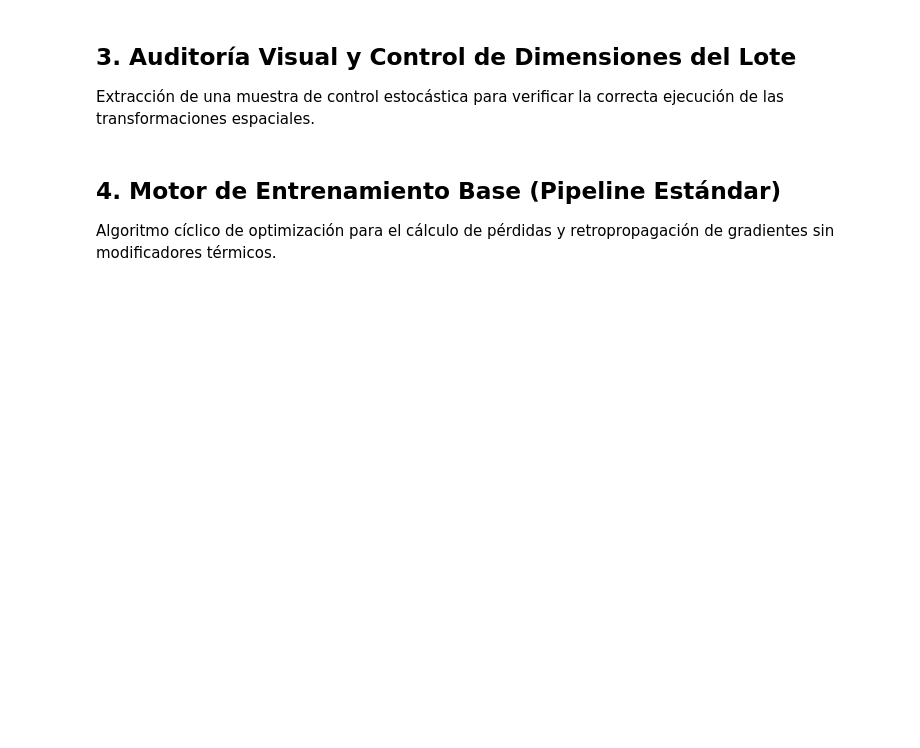
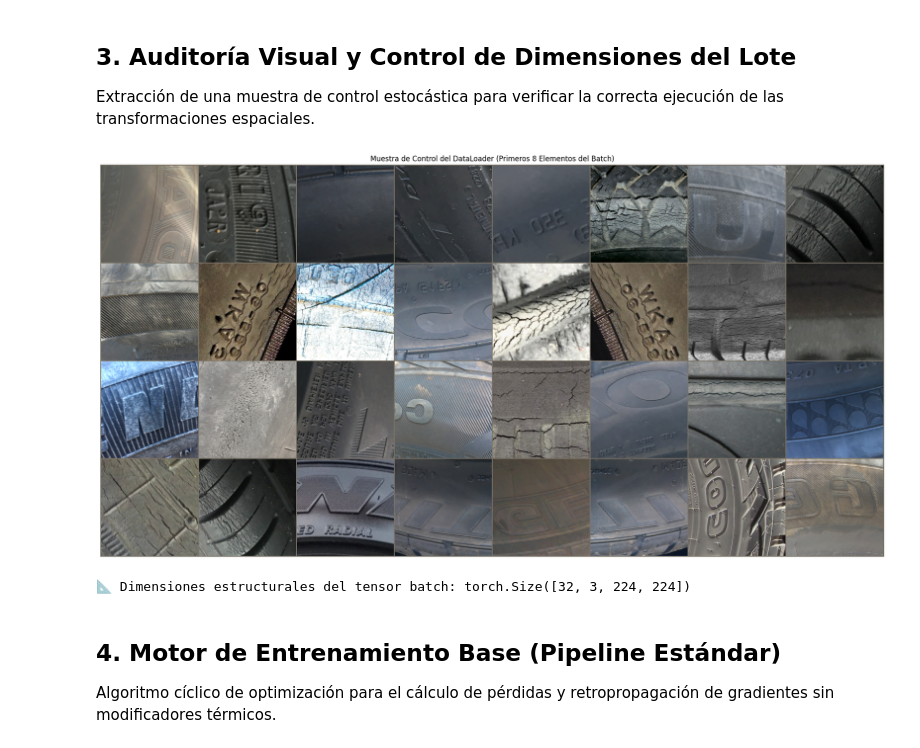
Before and after one commit to ariasbordahugo/tire-texture-analysis, a Jupyter notebook: notebooks/Examen_Parcial_Unificado.ipynb, the cells around one changed output. Saved outputs shown, nothing was run; the diff lists cells and outputs as text; code cells hidden in the pictures; blank space fills up the shorter version.

```diff
--- a/notebooks/Examen_Parcial_Unificado.ipynb
+++ b/notebooks/Examen_Parcial_Unificado.ipynb
@@ -63,21 +107,24 @@ Extracción de una muestra de control estocástica para verificar la correcta ej
 # %%
 import matplotlib.pyplot as plt
 import torchvision
 
 def desnormalizar(tensor):
     mean = torch.tensor([0.485, 0.456, 0.406]).view(3, 1, 1)
     std = torch.tensor([0.229, 0.224, 0.225]).view(3, 1, 1)
     return torch.clamp(tensor * std + mean, 0, 1)
 
 imagenes_batch, etiquetas_batch = next(iter(train_loader))
 
-fig = plt.figure(figsize=(16, 4))
-grid = torchvision.utils.make_grid(imagenes_batch[:8], nrow=4)
+fig = plt.figure(figsize=(24, 12))
+grid = torchvision.utils.make_grid(imagenes_batch[:32], nrow=8)
 plt.imshow(desnormalizar(grid).permute(1, 2, 0))
 plt.title("Muestra de Control del DataLoader (Primeros 8 Elementos del Batch)")
 plt.axis('off')
 plt.show()
 print(f"📐 Dimensiones estructurales del tensor batch: {imagenes_batch.shape}")
+# %% [output]
+[figure, added]
+📐 Dimensiones estructurales del tensor batch: torch.Size([32, 3, 224, 224])
 # %% [markdown]
 ## 4. Motor de Entrenamiento Base (Pipeline Estándar)
 Algoritmo cíclico de optimización para el cálculo de pérdidas y retropropagación de gradientes sin modificadores térmicos.
```
Also changed, not shown: parts of 5 cells of this notebook.
